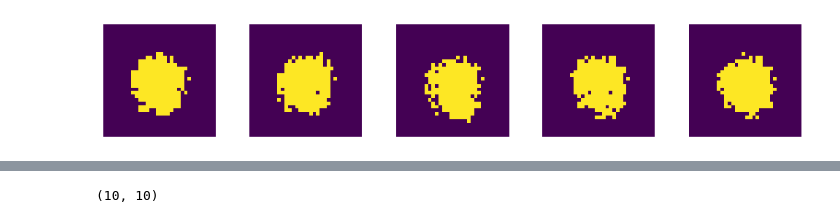
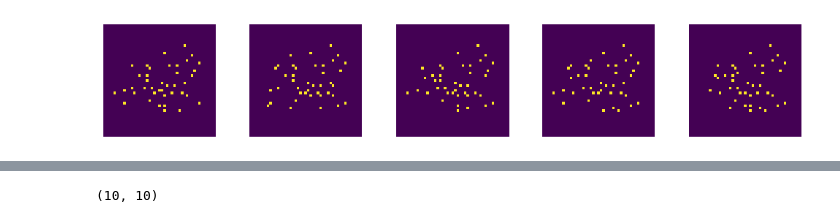
Before and after one commit to MoShrank/bachelor-thesis-research, a Jupyter notebook: Spatial Pooling.ipynb, the cells around one changed output, grey strips where cells are left out. Drawn from its saved outputs; the diff is of its cells as text; code cells hidden in the pictures.

```diff
--- a/Spatial Pooling.ipynb
+++ b/Spatial Pooling.ipynb
@@ -52,8 +52,8 @@ plot_images(x_train[:5])
 [figure]
 [interactive output not drawn]
 # %%
-COLUMN_SPARSITY = 0.2
-COLUMN_DIM = (32, 32)
+COLUMN_SPARSITY = 0.02
+COLUMN_DIM = (2048,)
 # %% [output]
 [interactive output not drawn]
 # %%
@@ -62,11 +62,11 @@ sp = SpatialPooler(
     column_dimension=COLUMN_DIM,
     connection_sparsity=0.5,
     permanence_threshold=0.5,
-    stimulus_threshold=25.0,
+    stimulus_threshold=1.0,
     permanence_increment=0.1,
-    permanence_decrement=0.02,
+    permanence_decrement=0.01,
     column_sparsity=COLUMN_SPARSITY,
-    potential_pool_radius=8,
+    potential_pool_radius=16,
 )
 # %% [output]
 [interactive output not drawn]
@@ -106,8 +120,8 @@ plot_images(ref_five.reshape((5, 32, 32)))
 [interactive output not drawn]
 # %%
 ref_six, _ = get_sp_sdr_test_set(sp, x_train, y_train, 6, False)
-plot_images(ref_six.reshape((5, 32, 32)))
+plot_images(ref_six.reshape((5, *COLUMN_DIM)))
 # %% [output]
-[figure, old version]
+[figure, new version]
 [interactive output not drawn]
 # %%
```
Also changed, not shown: parts of 10 cells of this notebook, 1 other file.
